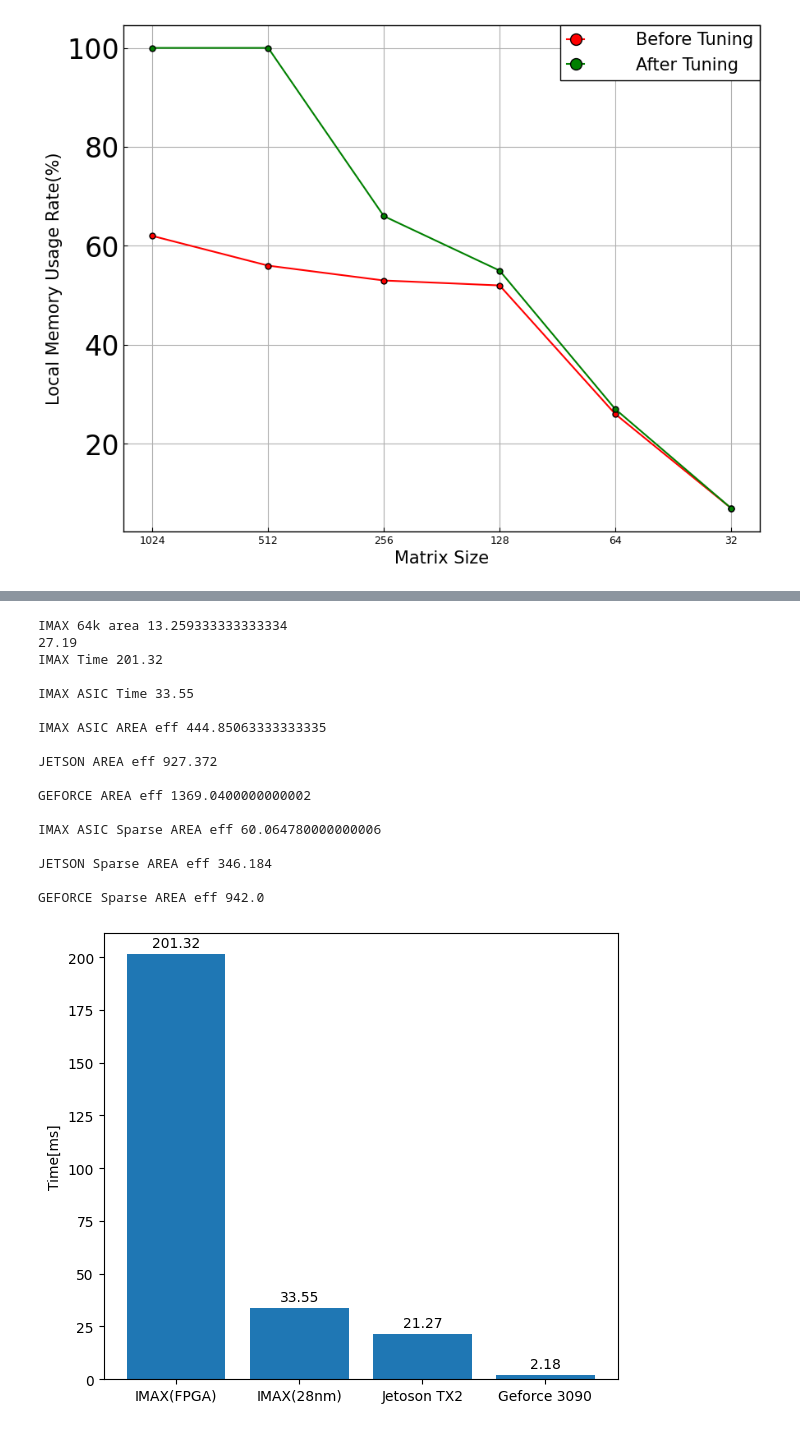
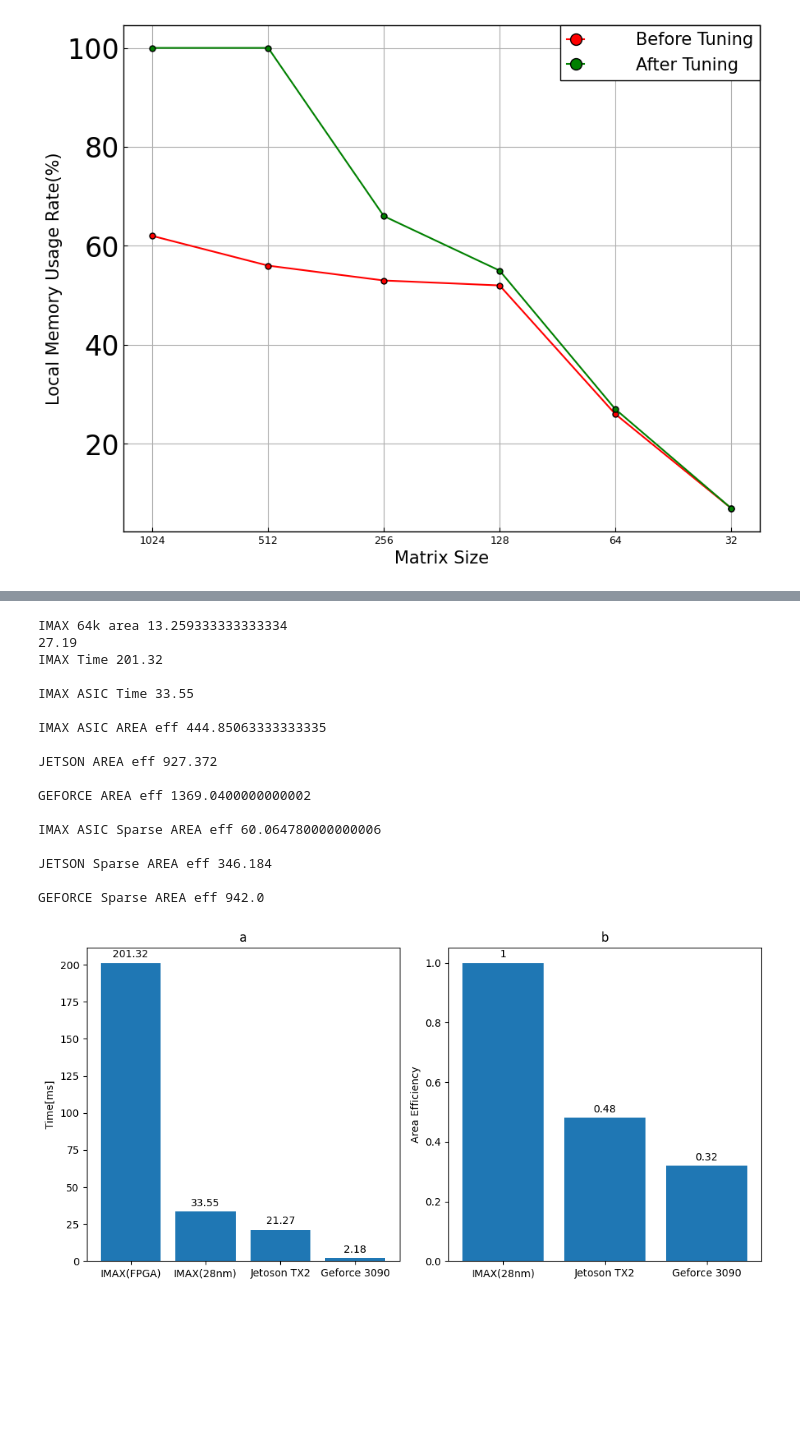
Before and after one commit to taku2365/IMAX_sparse.cent, a Jupyter notebook: src/emax6_sparselib/result_vis.ipynb, the cells around one changed output, grey strips where cells are left out. Drawn from its saved outputs; the diff is of its cells as text; code cells hidden in the pictures; blank space fills up the shorter version.

```diff
--- a/src/emax6_sparselib/result_vis.ipynb
+++ b/src/emax6_sparselib/result_vis.ipynb
@@ -548,63 +562,64 @@ print("GEFORCE Sparse AREA eff {}\n".format(GEFORCE_SPARSE*area[2]))
 x = np.arange(4)  # the label locations
 x1 = np.arange(3)  # the label locations
 
-fig, ax = plt.subplots()
-fig1, ax1 = plt.subplots()
-fig2, ax2 = plt.subplots()
-fig3, ax3 = plt.subplots()
+fig, ax = plt.subplots(1, 2, tight_layout=True)
+fig1, ax1 = plt.subplots(1, 2, tight_layout=True)
 fig.set_figheight(5)
-fig.set_figwidth(6)
-fig2.set_figheight(5)
-fig2.set_figwidth(6)
-result = ax.bar(x , time,width=0.8)
-result1 = ax1.bar(x1 , time_per_area,width=0.8)
-result2 = ax2.bar(x , time_sparse,width=0.8)
-result3 = ax3.bar(x1 , time_per_area_sparse,width=0.8)
+fig.set_figwidth(10)
+fig1.set_figheight(5)
+fig1.set_figwidth(10)
+result = ax[0].bar(x , time,width=0.8)
+result1 = ax[1].bar(x1 , time_per_area,width=0.8)
+result2 = ax1[0].bar(x , time_sparse,width=0.8)
+result3 = ax1[1].bar(x1 , time_per_area_sparse,width=0.8)
 
-ax.set_ylabel('Time[ms]')
-ax.set_xticks(x)
-ax.set_xticklabels(labels)
-ax.bar_label(result, padding=3)
+ax[0].set_ylabel('Time[ms]')
+ax[0].set_xticks(x)
+ax[0].set_xticklabels(labels)
+ax[0].bar_label(result, padding=3)
 
-ax1.set_ylabel('Time[ms]')
-# ax1.set_title('Efficiency per die area',fontsize=10)
-ax1.set_xticks(x1)
-ax1.set_xticklabels(labels1)
-ax1.bar_label(result1, padding=3)
+ax[1].set_ylabel('Area Efficiency')
+ax[1].set_xticks(x1)
+ax[1].set_xticklabels(labels1)
+ax[1].bar_label(result1, padding=3)
 
-ax2.set_ylabel('Time[ms]')
-ax2.set_xticks(x)
-ax2.set_xticklabels(labels)
-ax2.bar_label(result2, padding=3)
+ax1[0].set_ylabel('Time[ms]')
+ax1[0].set_xticks(x)
+ax1[0].set_xticklabels(labels)
+ax1[0].bar_label(result2, padding=3)
 
-ax3.set_ylabel('Time[ms]')
-# ax1.set_title('Efficiency per die area',fontsize=10)
-ax3.set_xticks(x1)
-ax3.set_xticklabels(labels1)
-ax3.bar_label(result3, padding=3)
+ax1[1].set_ylabel('Area Efficiency')
+ax1[1].set_xticks(x1)
+ax1[1].set_xticklabels(labels1)
+ax1[1].bar_label(result3, padding=3)
+
+ax[0].set_title(f"a")
+ax[1].set_title(f"b")
+
+ax1[0].set_title(f"a")
+ax1[1].set_title(f"b")
 
 fig.tight_layout()
 fig1.tight_layout()
-fig2.tight_layout()
-fig3.tight_layout()
+
 
 plt.show()
 # %% [output]
 IMAX 64k area 13.259333333333334
 27.19
 IMAX Time 201.32
 
 IMAX ASIC Time 33.55
 
 IMAX ASIC AREA eff 444.85063333333335
 
 JETSON AREA eff 927.372
 
 GEFORCE AREA eff 1369.0400000000002
 
 IMAX ASIC Sparse AREA eff 60.064780000000006
 
 JETSON Sparse AREA eff 346.184
 
 GEFORCE Sparse AREA eff 942.0
-[figure, old version]
+[figure, new version]
```
Also changed, not shown: parts of 8 cells of this notebook, 41 other files.
